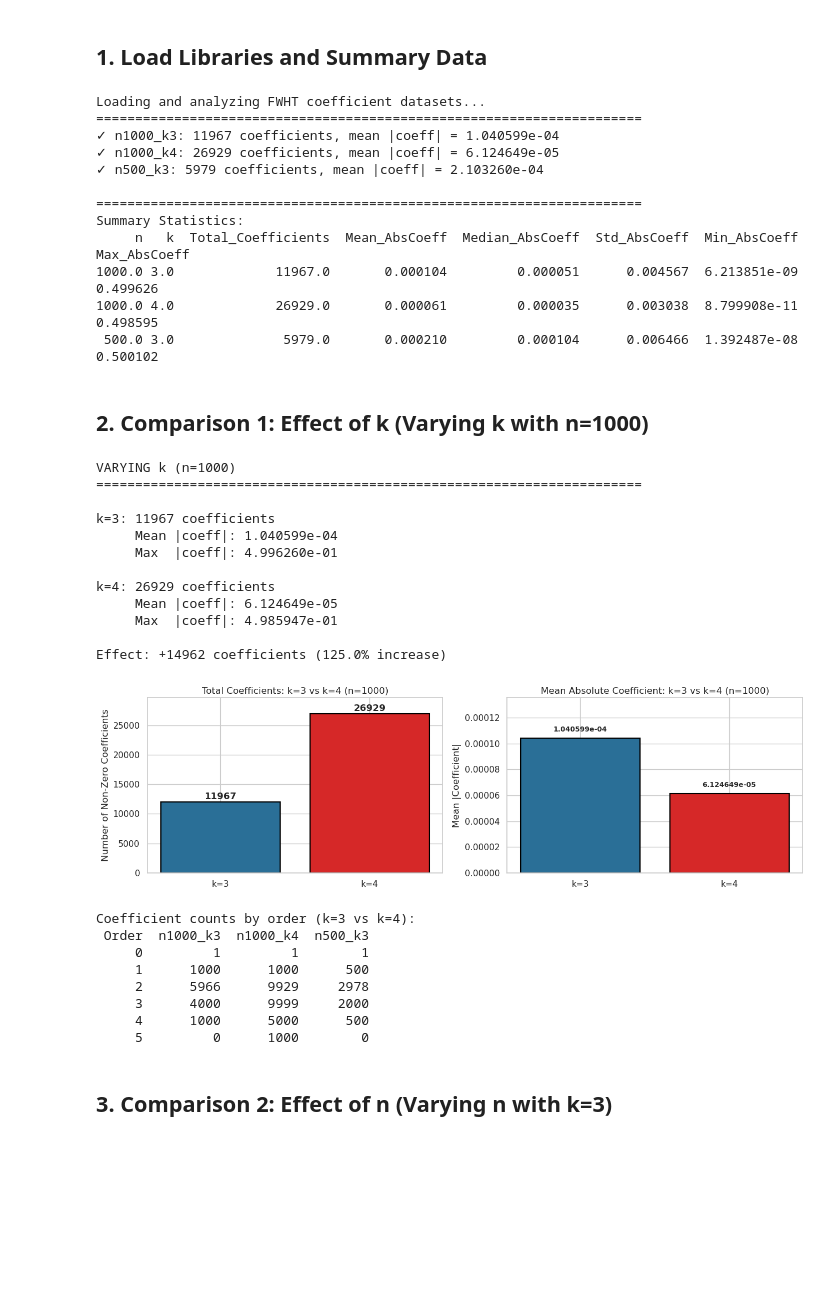
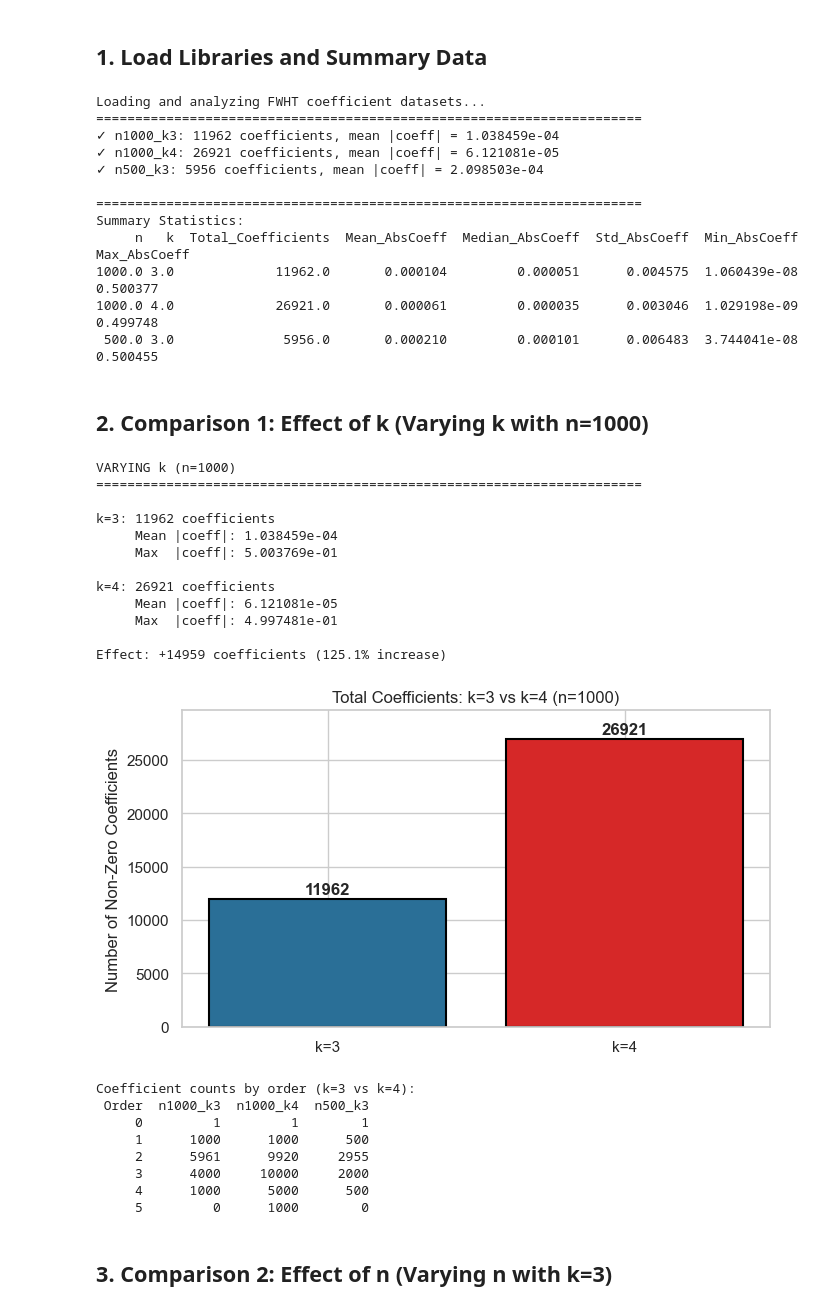
Before and after one commit to PhamNhatQuang207/Walsh-Transform, a Jupyter notebook: statistic/nk_landscape_comparison_analysis.ipynb, the cells around one changed output. Cells and saved outputs as stored; diff of their text form; code cells hidden in the pictures; blank space fills up the shorter version.

```diff
--- a/statistic/nk_landscape_comparison_analysis.ipynb
+++ b/statistic/nk_landscape_comparison_analysis.ipynb
@@ -68,9 +20,9 @@ print("=" * 70)
 
 # Define the datasets
 datasets = {
-    'n1000_k3': ('statistic/n1000_k3.csv', 1000, 3),
-    'n1000_k4': ('statistic/n1000_k4.csv', 1000, 4),
-    'n500_k3': ('statistic/n500_k3.csv', 500, 3),
+    'n1000_k3': ('./n1000_k3/instance_01.csv', 1000, 3),
+    'n1000_k4': ('./n1000_k4/instance_01.csv', 1000, 4),
+    'n500_k3': ('./n500_k3/instance_01.csv', 500, 3),
 }
 
 # Load and compute statistics for each dataset
@@ -121,16 +73,16 @@ print("\n")
 # %% [output]
 Loading and analyzing FWHT coefficient datasets...
 ======================================================================
-✓ n1000_k3: 11967 coefficients, mean |coeff| = 1.040599e-04
-✓ n1000_k4: 26929 coefficients, mean |coeff| = 6.124649e-05
-✓ n500_k3: 5979 coefficients, mean |coeff| = 2.103260e-04
+✓ n1000_k3: 11962 coefficients, mean |coeff| = 1.038459e-04
+✓ n1000_k4: 26921 coefficients, mean |coeff| = 6.121081e-05
+✓ n500_k3: 5956 coefficients, mean |coeff| = 2.098503e-04
 
 ======================================================================
 Summary Statistics:
      n   k  Total_Coefficients  Mean_AbsCoeff  Median_AbsCoeff  Std_AbsCoeff  Min_AbsCoeff  Max_AbsCoeff
-1000.0 3.0             11967.0       0.000104         0.000051      0.004567  6.213851e-09      0.499626
-1000.0 4.0             26929.0       0.000061         0.000035      0.003038  8.799908e-11      0.498595
- 500.0 3.0              5979.0       0.000210         0.000104      0.006466  1.392487e-08      0.500102
+1000.0 3.0             11962.0       0.000104         0.000051      0.004575  1.060439e-08      0.500377
+1000.0 4.0             26921.0       0.000061         0.000035      0.003046  1.029198e-09      0.499748
+ 500.0 3.0              5956.0       0.000210         0.000101      0.006483  3.744041e-08      0.500455
 # %% [markdown]
 ## 2. Comparison 1: Effect of k (Varying k with n=1000)
 # %%
@@ -144,61 +96,53 @@ print(f"\nk=3: {int(k3_data['Total_Coefficients'])} coefficients")
 print(f"     Mean |coeff|: {k3_data['Mean_AbsCoeff']:.6e}")
 print(f"     Max  |coeff|: {k3_data['Max_AbsCoeff']:.6e}")
 print(f"\nk=4: {int(k4_data['Total_Coefficients'])} coefficients")
 print(f"     Mean |coeff|: {k4_data['Mean_AbsCoeff']:.6e}")
 print(f"     Max  |coeff|: {k4_data['Max_AbsCoeff']:.6e}")
 
 coeff_increase = k4_data['Total_Coefficients'] - k3_data['Total_Coefficients']
 pct_increase = 100 * coeff_increase / k3_data['Total_Coefficients']
 print(f"\nEffect: +{coeff_increase:.0f} coefficients ({pct_increase:.1f}% increase)")
 
 # Visualization
-fig, axes = plt.subplots(1, 2, figsize=(13, 4))
+fig, ax = plt.subplots(figsize=(7, 4))
 
 x = ['k=3', 'k=4']
 y_coeff = [k3_data['Total_Coefficients'], k4_data['Total_Coefficients']]
-y_mean = [k3_data['Mean_AbsCoeff'], k4_data['Mean_AbsCoeff']]
 
-axes[0].bar(x, y_coeff, color=['#2a6f97', '#d62828'], edgecolor='black', linewidth=1.5)
-axes[0].set_ylabel('Number of Non-Zero Coefficients')
-axes[0].set_title('Total Coefficients: k=3 vs k=4 (n=1000)')
-axes[0].set_ylim(0, max(y_coeff) * 1.1)
+ax.bar(x, y_coeff, color=['#2a6f97', '#d62828'], edgecolor='black', linewidth=1.5)
+ax.set_ylabel('Number of Non-Zero Coefficients')
+ax.set_title('Total Coefficients: k=3 vs k=4 (n=1000)')
+ax.set_ylim(0, max(y_coeff) * 1.1)
 for i, v in enumerate(y_coeff):
-    axes[0].text(i, v + 500, f'{int(v)}', ha='center', fontweight='bold')
-
-axes[1].bar(x, y_mean, color=['#2a6f97', '#d62828'], edgecolor='black', linewidth=1.5)
-axes[1].set_ylabel('Mean |Coefficient|')
-axes[1].set_title('Mean Absolute Coefficient: k=3 vs k=4 (n=1000)')
-axes[1].set_ylim(0, max(y_mean) * 1.3)
-for i, v in enumerate(y_mean):
-    axes[1].text(i, v + y_mean[0]*0.05, f'{v:.6e}', ha='center', fontweight='bold', fontsize=9)
+    ax.text(i, v + 500, f'{int(v)}', ha='center', fontweight='bold')
 
 plt.tight_layout()
 plt.show()
 
 # Per-order comparison
 print("\n\nCoefficient counts by order (k=3 vs k=4):")
 order_comparison = by_order_df.copy()
 print(order_comparison.to_string(index=False))
 # %% [output]
 VARYING k (n=1000)
 ======================================================================
 
-k=3: 11967 coefficients
-     Mean |coeff|: 1.040599e-04
-     Max  |coeff|: 4.996260e-01
+k=3: 11962 coefficients
+     Mean |coeff|: 1.038459e-04
+     Max  |coeff|: 5.003769e-01
 
-k=4: 26929 coefficients
-     Mean |coeff|: 6.124649e-05
-     Max  |coeff|: 4.985947e-01
+k=4: 26921 coefficients
+     Mean |coeff|: 6.121081e-05
+     Max  |coeff|: 4.997481e-01
 
-Effect: +14962 coefficients (125.0% increase)
+Effect: +14959 coefficients (125.1% increase)
-[figure, old version]
+[figure, new version]
 Coefficient counts by order (k=3 vs k=4):
  Order  n1000_k3  n1000_k4  n500_k3
      0         1         1        1
      1      1000      1000      500
-     2      5966      9929     2978
-     3      4000      9999     2000
+     2      5961      9920     2955
+     3      4000     10000     2000
      4      1000      5000      500
      5         0      1000        0
 # %% [markdown]
```
Also changed, not shown: parts of 4 cells of this notebook, 4 other files.
